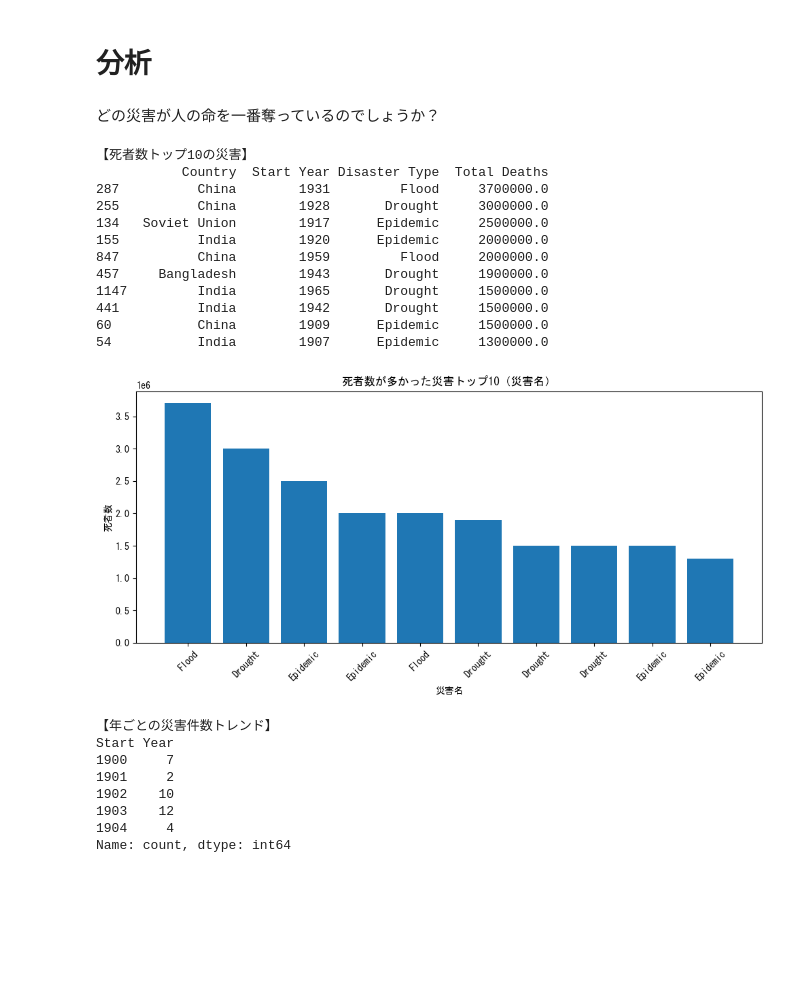
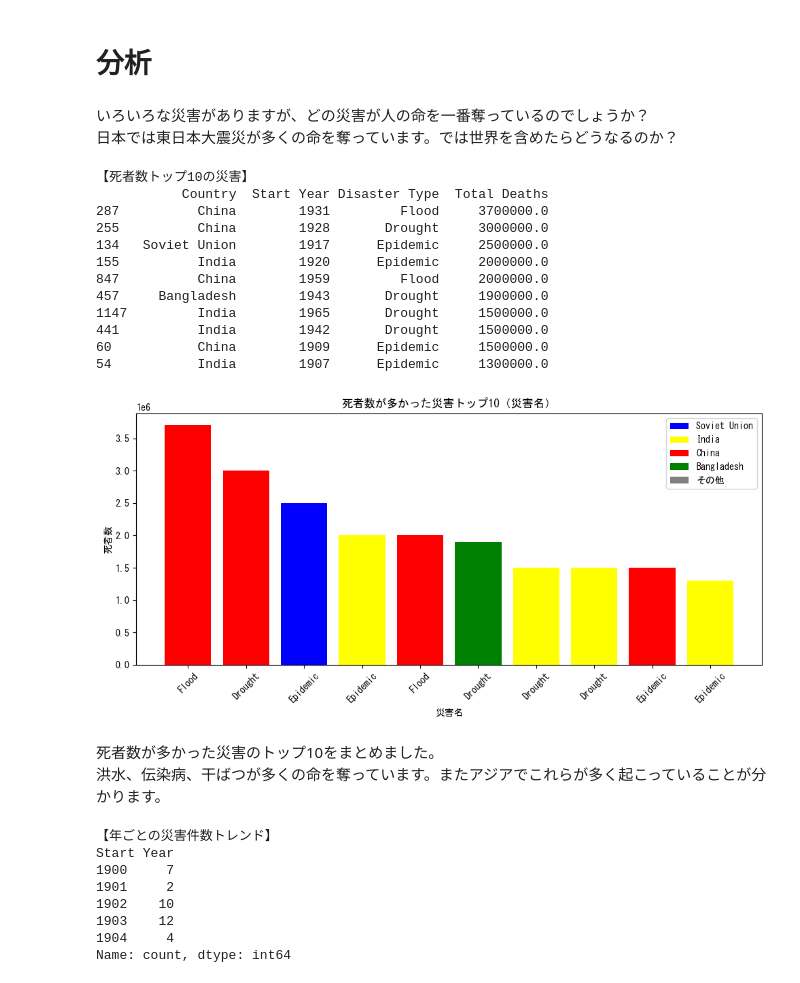
Before and after one commit to awano-kakeru/me, a Jupyter notebook: Week9/disaster challenge.ipynb, the cells around one changed output. Drawn from its saved outputs; the diff is of its cells as text; code cells hidden in the pictures; blank space fills up the shorter version.

```diff
--- a/Week9/disaster challenge.ipynb
+++ b/Week9/disaster challenge.ipynb
@@ -35,8 +21,9 @@ emdat.head()  # Display the first few rows
 | 4 | Geophysical | Earthquake | Ground movement | TUR | Türkiye | Western Asia | Asia | 40.3 | ... |
 # %% [markdown]
 # 分析
-# %% [markdown]
-どの災害が人の命を一番奪っているのでしょうか？
+# %% [markdown]
+いろいろな災害がありますが、どの災害が人の命を一番奪っているのでしょうか？
+日本では東日本大震災が多くの命を奪っています。では世界を含めたらどうなるのか？
 # %%
 import pandas as pd
 import matplotlib.pyplot as plt
@@ -48,37 +35,57 @@ df = pd.read_csv("emdat.csv")
 df_deaths = df[df["Total Deaths"].notnull()]
 deaths_top = df_deaths.sort_values("Total Deaths", ascending=False).head(10)
 
 print("【死者数トップ10の災害】")
 print(deaths_top[["Country", "Start Year", "Disaster Type", "Total Deaths"]])
 
+# 国ごとの色設定
+color_map = {
+    "Soviet Union": "blue",
+    "India": "yellow",
+    "China": "red",
+    "Bangladesh": "green"
+}
+
+colors = [color_map.get(country, "gray") for country in deaths_top["Country"]]
+
 plt.figure(figsize=(10,5))
 plt.bar(
     range(10),
-    deaths_top["Total Deaths"]
+    deaths_top["Total Deaths"],
+    color=colors
 )
 
-# ▼ここを「災害名（Disaster Type）」に変更
+# 災害名をX軸ラベルに
 plt.xticks(range(10), deaths_top["Disaster Type"], rotation=45)
-
 plt.title("死者数が多かった災害トップ10（災害名）")
 plt.xlabel("災害名")
 plt.ylabel("死者数")
+
+# 凡例の追加
+from matplotlib.patches import Patch
+legend_elements = [Patch(facecolor=color, label=country) for country, color in color_map.items()]
+legend_elements.append(Patch(facecolor="gray", label="その他"))
+plt.legend(handles=legend_elements)
+
 plt.tight_layout()
 plt.show()
 # %% [output]
 【死者数トップ10の災害】
            Country  Start Year Disaster Type  Total Deaths
 287          China        1931         Flood     3700000.0
 255          China        1928       Drought     3000000.0
 134   Soviet Union        1917      Epidemic     2500000.0
 155          India        1920      Epidemic     2000000.0
 847          China        1959         Flood     2000000.0
 457     Bangladesh        1943       Drought     1900000.0
 1147         India        1965       Drought     1500000.0
 441          India        1942       Drought     1500000.0
 60           China        1909      Epidemic     1500000.0
 54           India        1907      Epidemic     1300000.0
-[figure, old version]
+[figure, new version]
+# %% [markdown]
+死者数が多かった災害のトップ10をまとめました。
+洪水、伝染病、干ばつが多くの命を奪っています。またアジアでこれらが多く起こっていることが分かります。
 # %%
 import pandas as pd
 import matplotlib.pyplot as plt
```
Also changed, not shown: parts of 6 cells of this notebook, 2 other files.
